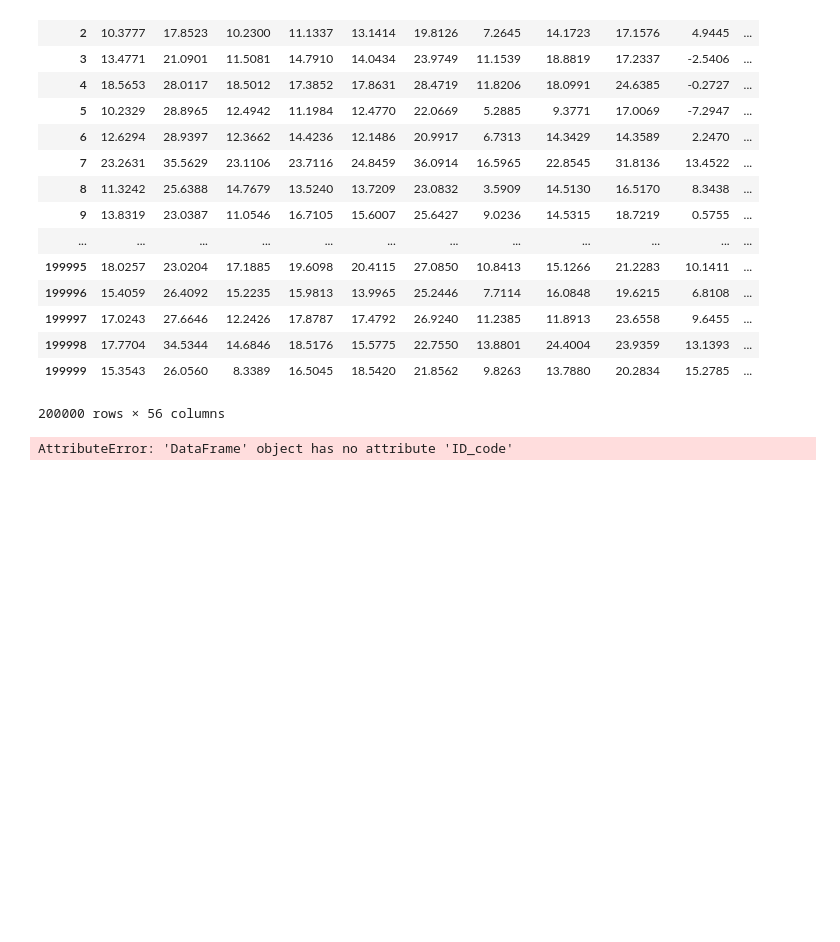
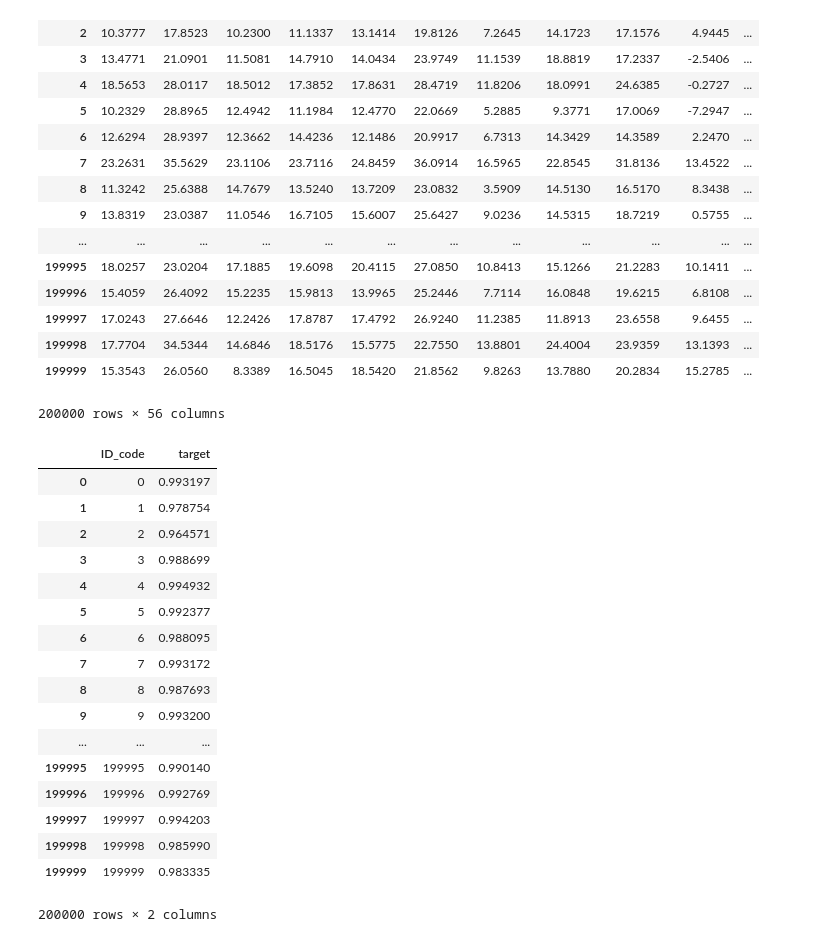
Before and after one commit to slaveveve/kaggle-santander, a Jupyter notebook: notebook/a_yoshino/new_feature_modeling_tmp.ipynb, the cells around one changed output. Saved outputs shown, nothing was run; the diff lists cells and outputs as text; code cells hidden in the pictures; blank space fills up the shorter version.

```diff
--- a/notebook/a_yoshino/new_feature_modeling_tmp.ipynb
+++ b/notebook/a_yoshino/new_feature_modeling_tmp.ipynb
@@ -161,8 +170,25 @@ test
 200000 rows × 56 columns
 # %%
 score = round(roc_auc_score(target, oof), 4)
-sub = pd.DataFrame({"ID_code": test.ID_code.values})
+sub = pd.DataFrame({"ID_code": test.index})
 sub["target"]=predictions
-sub.to_csv(f"submission_new_var{feature_num}_{score}.csv", index=False)
+sub.to_csv(f"submission_new_var{file_name}_{score}.csv", index=False)
 # %% [output]
+|  | ID_code | target |
+| 0 | 0 | 0.993197 |
+| 1 | 1 | 0.978754 |
+| 2 | 2 | 0.964571 |
+| 3 | 3 | 0.988699 |
+| 4 | 4 | 0.994932 |
+| 5 | 5 | 0.992377 |
+| 6 | 6 | 0.988095 |
+| 7 | 7 | 0.993172 |
+| 8 | 8 | 0.987693 |
+| 9 | 9 | 0.993200 |
+| ... | ... | ... |
+| 199995 | 199995 | 0.990140 |
+| 199996 | 199996 | 0.992769 |
+| 199997 | 199997 | 0.994203 |
+| 199998 | 199998 | 0.985990 |
+| 199999 | 199999 | 0.983335 |
-AttributeError: 'DataFrame' object has no attribute 'ID_code'
+200000 rows × 2 columns
```
Also changed, not shown: parts of 2 cells of this notebook.
